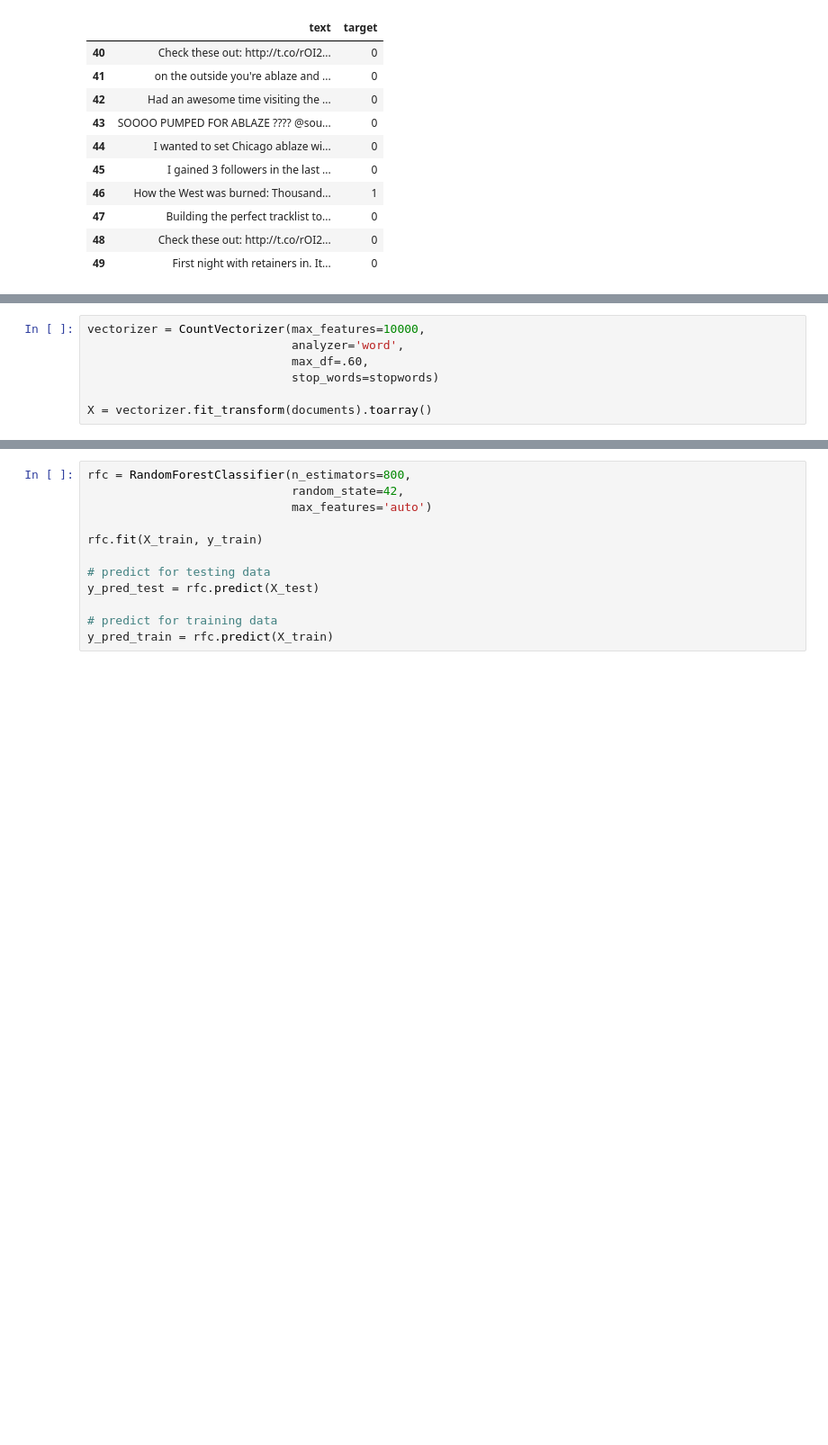
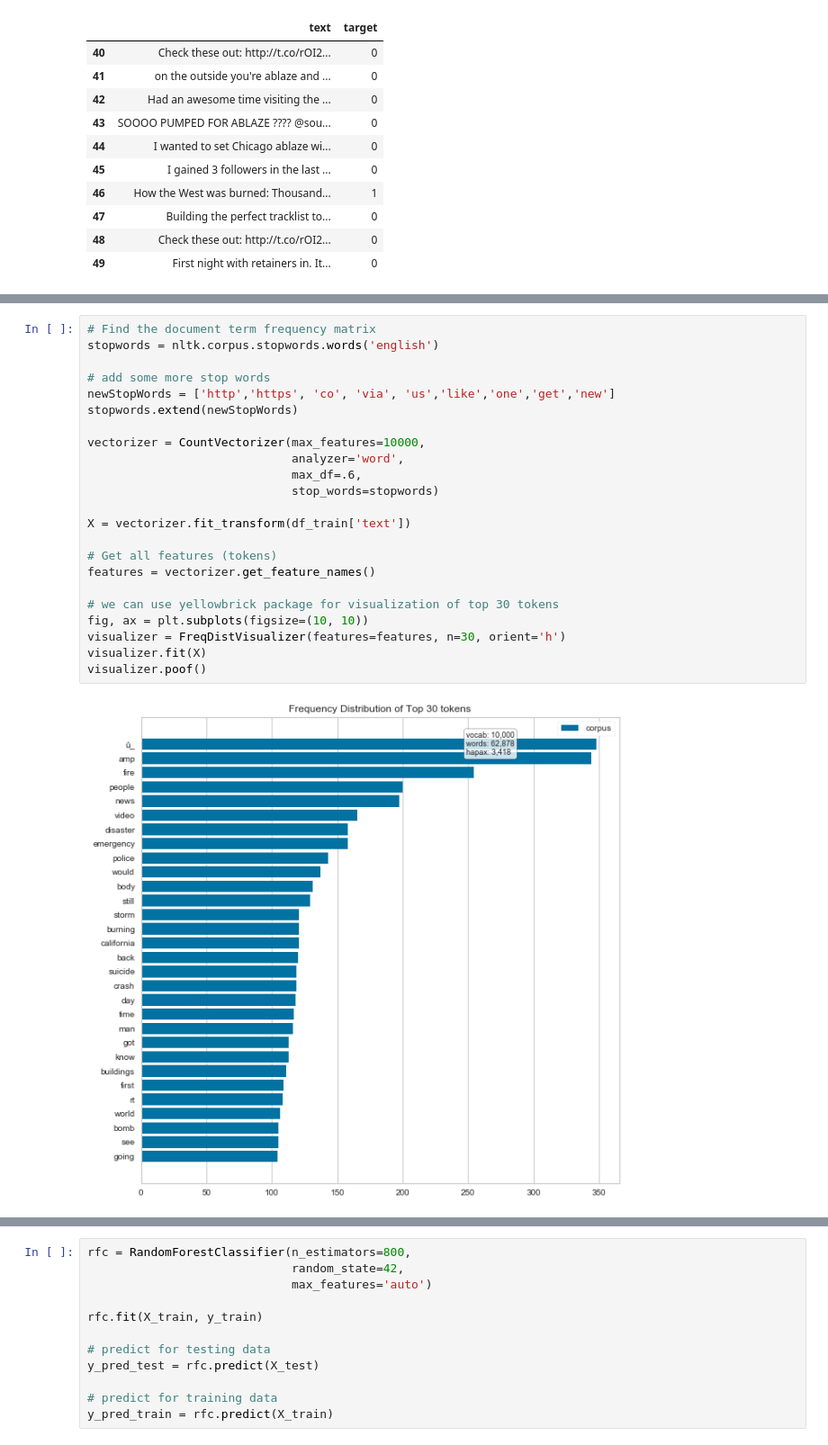
Before and after one commit to alisharifara/disaster-detection-NLP, a Jupyter notebook: Disaster-detection-using-NLP.ipynb, the cells around one changed output, grey strips where cells are left out. Shown at 90% size. Cells and saved outputs as stored; diff of their text form; blank space fills up the shorter version.

```diff
--- a/Disaster-detection-using-NLP.ipynb
+++ b/Disaster-detection-using-NLP.ipynb
@@ -175,11 +162,29 @@ Machines, unlike humans, cannot understand the raw text. Machines can only see n
    <li><b>max_features:</b> Build a vocabulary that only consider the top max_features ordered by term frequency across the corpus</li>
     <li><b>max_df:</b> When building the vocabulary ignore terms that have a document frequency strictly higher than the given threshold.</li>
     </ul>
-# %%
-vectorizer = CountVectorizer(max_features=10000,
-                             analyzer='word',
-                             max_df=.60,
-                             stop_words=stopwords)
-
-X = vectorizer.fit_transform(documents).toarray()
+# %%
+# Find the document term frequency matrix
+stopwords = nltk.corpus.stopwords.words('english')
+
+# add some more stop words
+newStopWords = ['http','https', 'co', 'via', 'us','like','one','get','new']
+stopwords.extend(newStopWords)
+
+vectorizer = CountVectorizer(max_features=10000,
+                             analyzer='word',
+                             max_df=.6,
+                             stop_words=stopwords)
+
+X = vectorizer.fit_transform(df_train['text'])
+
+# Get all features (tokens)
+features = vectorizer.get_feature_names()
+
+# we can use yellowbrick package for visualization of top 30 tokens
+fig, ax = plt.subplots(figsize=(10, 10))
+visualizer = FreqDistVisualizer(features=features, n=30, orient='h')
+visualizer.fit(X)
+visualizer.poof()
+# %% [output]
+[figure, added]
 # %%
```
Also changed, not shown: parts of 10 cells of this notebook.
